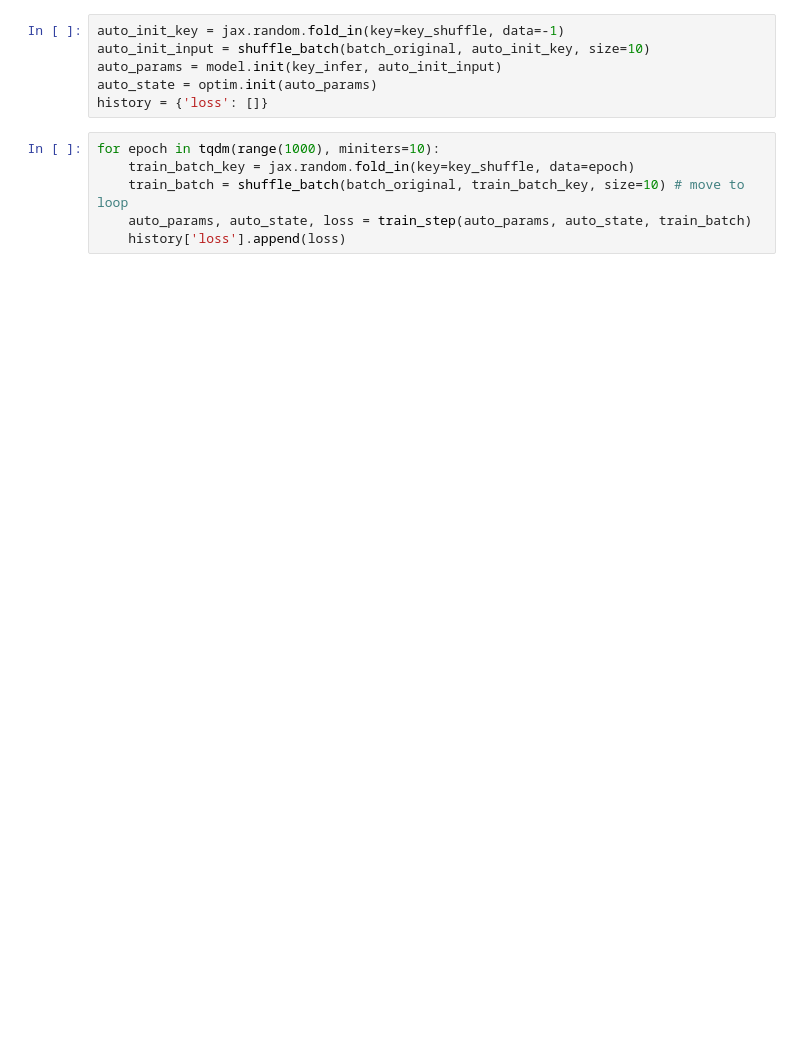
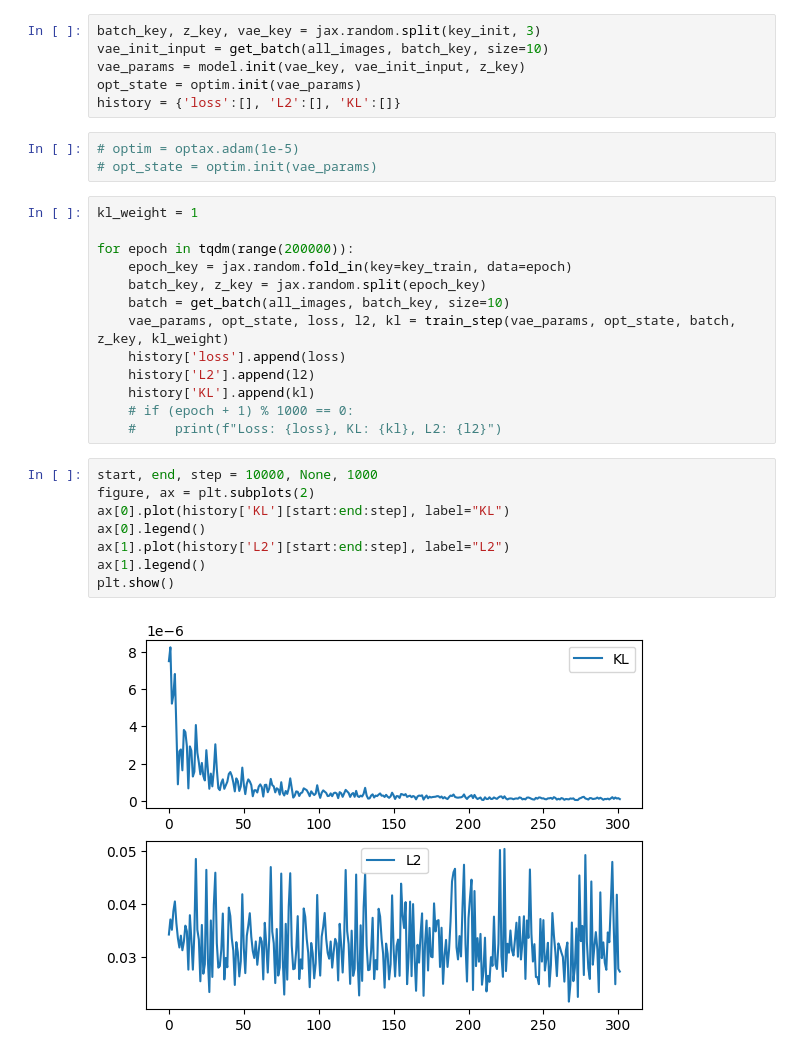
Before and after one commit to dotnethero/notebooks, a Jupyter notebook: work.ipynb, the cells around one changed output. Saved outputs shown, nothing was run; the diff lists cells and outputs as text; blank space fills up the shorter version.

Commit message:
VAE, 128 trained

```diff
--- a/work.ipynb
+++ b/work.ipynb
@@ -177,12 +150,32 @@ def train_step(params, opt_state, batch):
-# %%
-auto_init_key = jax.random.fold_in(key=key_shuffle, data=-1)
-auto_init_input = shuffle_batch(batch_original, auto_init_key, size=10)
-auto_params = model.init(key_infer, auto_init_input)
-auto_state = optim.init(auto_params)
-history = {'loss': []}
-# %%
-for epoch in tqdm(range(1000), miniters=10):
-    train_batch_key = jax.random.fold_in(key=key_shuffle, data=epoch)
-    train_batch = shuffle_batch(batch_original, train_batch_key, size=10) # move to loop
-    auto_params, auto_state, loss = train_step(auto_params, auto_state, train_batch)
-    history['loss'].append(loss)
+# %%
+batch_key, z_key, vae_key = jax.random.split(key_init, 3)
+vae_init_input = get_batch(all_images, batch_key, size=10)
+vae_params = model.init(vae_key, vae_init_input, z_key)
+opt_state = optim.init(vae_params)
+history = {'loss':[], 'L2':[], 'KL':[]}
+# %%
+# optim = optax.adam(1e-5)
+# opt_state = optim.init(vae_params)
+# %%
+kl_weight = 1
+
+for epoch in tqdm(range(200000)):
+    epoch_key = jax.random.fold_in(key=key_train, data=epoch)
+    batch_key, z_key = jax.random.split(epoch_key)
+    batch = get_batch(all_images, batch_key, size=10)
+    vae_params, opt_state, loss, l2, kl = train_step(vae_params, opt_state, batch, z_key, kl_weight)
+    history['loss'].append(loss)
+    history['L2'].append(l2)
+    history['KL'].append(kl)
+    # if (epoch + 1) % 1000 == 0:
+    #     print(f"Loss: {loss}, KL: {kl}, L2: {l2}")
+# %%
+start, end, step = 10000, None, 1000
+figure, ax = plt.subplots(2)
+ax[0].plot(history['KL'][start:end:step], label="KL")
+ax[0].legend()
+ax[1].plot(history['L2'][start:end:step], label="L2")
+ax[1].legend()
+plt.show()
+# %% [output]
+[figure, added]
```
Also changed, not shown: parts of 14 cells of this notebook, 1 other file.
